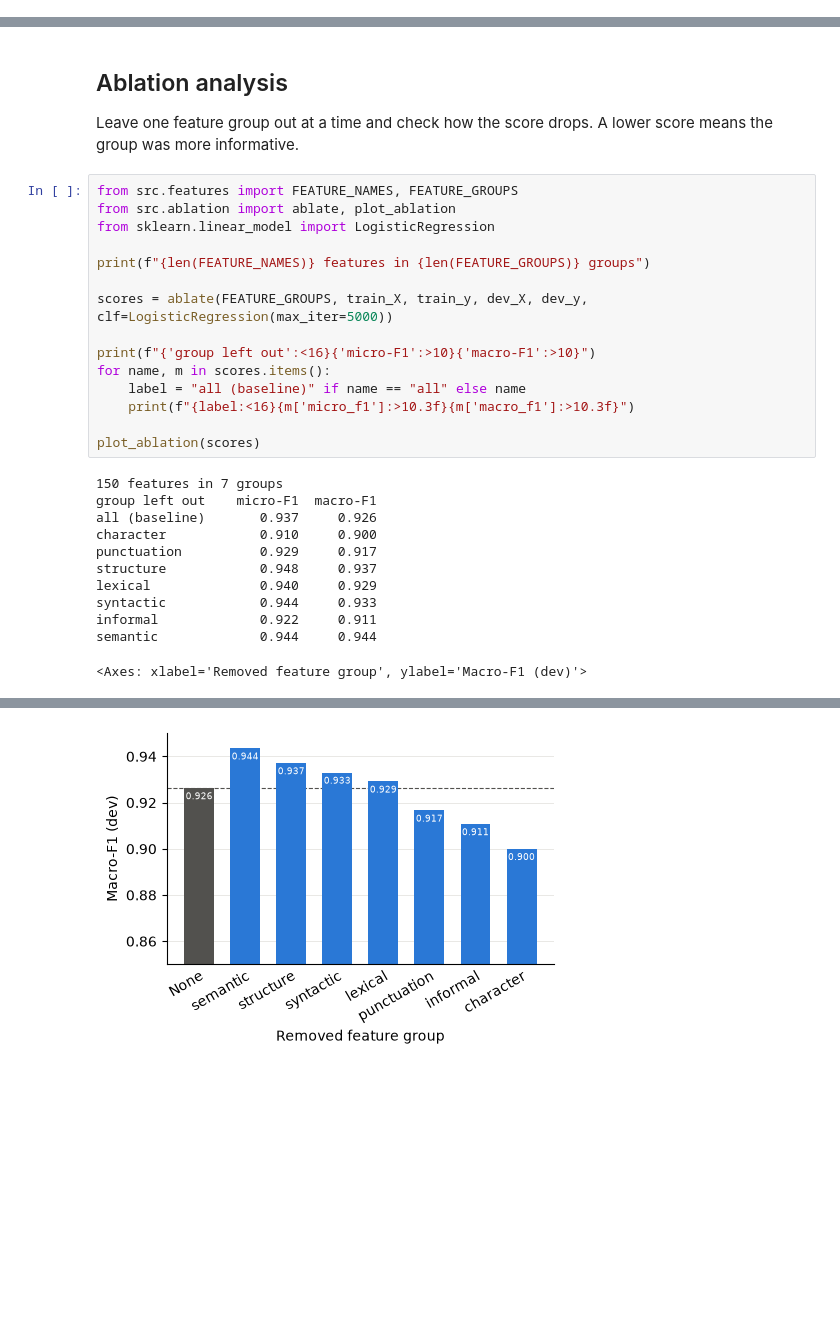
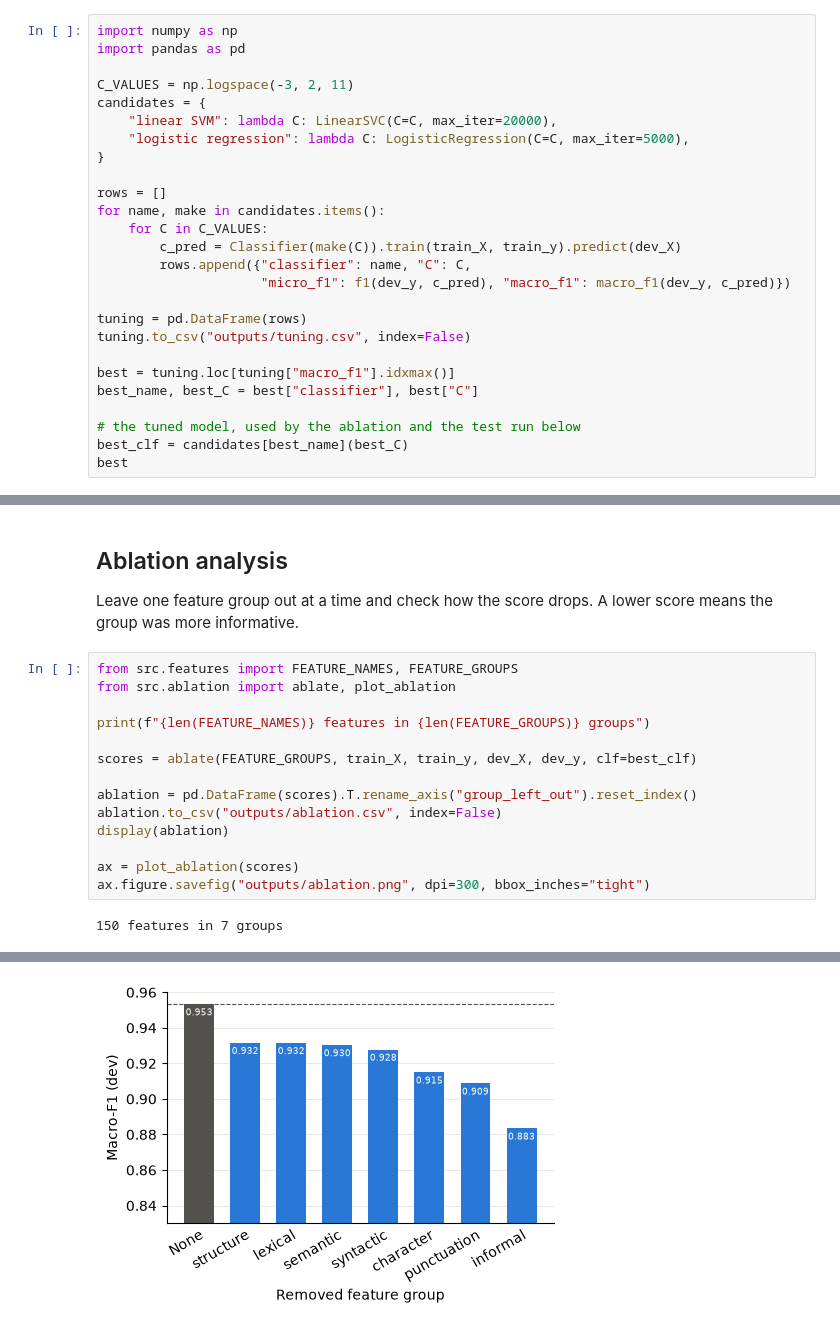
Before and after one commit to franciscacarneiro/TxMM_assignment3, a Jupyter notebook: attribution.ipynb, the cells around one changed output, grey strips where cells are left out. Cells and saved outputs as stored; diff of their text form; blank space fills up the shorter version.

Commit message:
Tune C and save tables and figures to outputs

```diff
--- a/attribution.ipynb
+++ b/attribution.ipynb
@@ -64,0 +75,26 @@ random forest              0.918     0.890
+# %%
+import numpy as np
+import pandas as pd
+
+C_VALUES = np.logspace(-3, 2, 11)
+candidates = {
+    "linear SVM": lambda C: LinearSVC(C=C, max_iter=20000),
+    "logistic regression": lambda C: LogisticRegression(C=C, max_iter=5000),
+}
+
+rows = []
+for name, make in candidates.items():
+    for C in C_VALUES:
+        c_pred = Classifier(make(C)).train(train_X, train_y).predict(dev_X)
+        rows.append({"classifier": name, "C": C,
+                     "micro_f1": f1(dev_y, c_pred), "macro_f1": macro_f1(dev_y, c_pred)})
+
+tuning = pd.DataFrame(rows)
+tuning.to_csv("outputs/tuning.csv", index=False)
+
+best = tuning.loc[tuning["macro_f1"].idxmax()]
+best_name, best_C = best["classifier"], best["C"]
+
+# the tuned model, used by the ablation and the test run below
+best_clf = candidates[best_name](best_C)
+best
@@ -69,27 +126,16 @@ Leave one feature group out at a time and check how the score drops. A lower sco
 # %%
 from src.features import FEATURE_NAMES, FEATURE_GROUPS
 from src.ablation import ablate, plot_ablation
-from sklearn.linear_model import LogisticRegression
 
 print(f"{len(FEATURE_NAMES)} features in {len(FEATURE_GROUPS)} groups")
 
-scores = ablate(FEATURE_GROUPS, train_X, train_y, dev_X, dev_y, clf=LogisticRegression(max_iter=5000))
+scores = ablate(FEATURE_GROUPS, train_X, train_y, dev_X, dev_y, clf=best_clf)
 
-print(f"{'group left out':<16}{'micro-F1':>10}{'macro-F1':>10}")
-for name, m in scores.items():
-    label = "all (baseline)" if name == "all" else name
-    print(f"{label:<16}{m['micro_f1']:>10.3f}{m['macro_f1']:>10.3f}")
+ablation = pd.DataFrame(scores).T.rename_axis("group_left_out").reset_index()
+ablation.to_csv("outputs/ablation.csv", index=False)
+display(ablation)
 
-plot_ablation(scores)
+ax = plot_ablation(scores)
+ax.figure.savefig("outputs/ablation.png", dpi=300, bbox_inches="tight")
 # %% [output]
 150 features in 7 groups
-group left out    micro-F1  macro-F1
-all (baseline)       0.937     0.926
-character            0.910     0.900
-punctuation          0.929     0.917
-structure            0.948     0.937
-lexical              0.940     0.929
-syntactic            0.944     0.933
-informal             0.922     0.911
-semantic             0.944     0.944
-<Axes: xlabel='Removed feature group', ylabel='Macro-F1 (dev)'>
@@ -96 +151 @@ semantic             0.944     0.944
-[figure, old version]
+[figure, new version]
```
Also changed, not shown: parts of 6 cells of this notebook, 6 other files.
